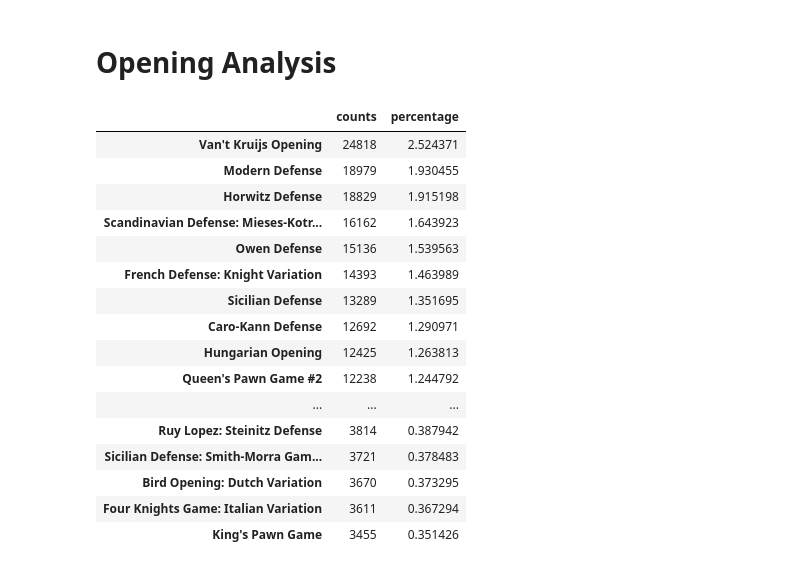
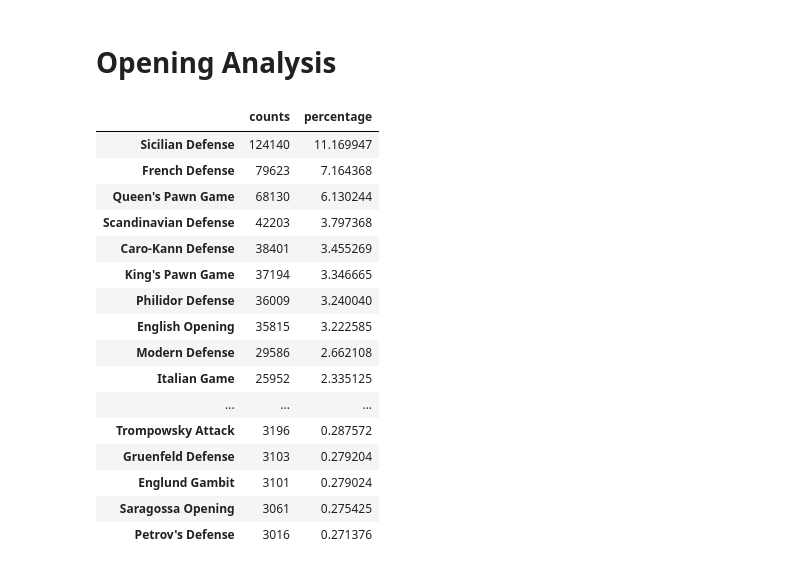
Before and after one commit to kdesai2018/DSL-final-project, a Jupyter notebook: jordan_analysis.ipynb, the cells around one changed output. Saved outputs shown, nothing was run; the diff lists cells and outputs as text; code cells hidden in the pictures.

```diff
--- a/jordan_analysis.ipynb
+++ b/jordan_analysis.ipynb
@@ -7,5 +8,7 @@ import matplotlib.pyplot as plt
 # Importing and Setuping Up Dataset
 # %%
 df = pd.read_csv('games.csv', low_memory=False)
+gg = pd.read_csv('good_games.csv', low_memory=False)
+df = df.append(gg)
 df.head()
 # %% [output]
@@ -107,30 +110,35 @@ array(['Rated Blitz game', 'Rated Classical game',
        'Rated Classical tournament '], dtype=object)
 # %% [markdown]
 # Opening Analysis
+# %%
+def opening_prune(op):
+    split = re.split('[:#,]', op)
+    return split[0].rstrip()
+df['Opening Short'] = df['Opening'].apply(opening_prune)
 # %%
-df['Opening'].value_counts(normalize=True)
-counts = df['Opening'].value_counts()
-percentage = df['Opening'].value_counts(normalize=True).mul(100)
+df['Opening Short'].value_counts(normalize=True)
+counts = df['Opening Short'].value_counts()
+percentage = df['Opening Short'].value_counts(normalize=True).mul(100)
 open_stats = pd.DataFrame({'counts': counts, 'percentage':percentage})
-open_stats.head(50)
+open_stats.head(60)
 # %% [output]
 |  | counts | percentage |
-| Van't Kruijs Opening | 24818 | 2.524371 |
-| Modern Defense | 18979 | 1.930455 |
-| Horwitz Defense | 18829 | 1.915198 |
-| Scandinavian Defense: Mieses-Kotr... | 16162 | 1.643923 |
-| Owen Defense | 15136 | 1.539563 |
-| French Defense: Knight Variation | 14393 | 1.463989 |
-| Sicilian Defense | 13289 | 1.351695 |
-| Caro-Kann Defense | 12692 | 1.290971 |
-| Hungarian Opening | 12425 | 1.263813 |
-| Queen's Pawn Game #2 | 12238 | 1.244792 |
+| Sicilian Defense | 124140 | 11.169947 |
+| French Defense | 79623 | 7.164368 |
+| Queen's Pawn Game | 68130 | 6.130244 |
+| Scandinavian Defense | 42203 | 3.797368 |
+| Caro-Kann Defense | 38401 | 3.455269 |
+| King's Pawn Game | 37194 | 3.346665 |
+| Philidor Defense | 36009 | 3.240040 |
+| English Opening | 35815 | 3.222585 |
+| Modern Defense | 29586 | 2.662108 |
+| Italian Game | 25952 | 2.335125 |
 | ... | ... | ... |
-| Ruy Lopez: Steinitz Defense | 3814 | 0.387942 |
-| Sicilian Defense: Smith-Morra Gam... | 3721 | 0.378483 |
-| Bird Opening: Dutch Variation | 3670 | 0.373295 |
-| Four Knights Game: Italian Variation | 3611 | 0.367294 |
-| King's Pawn Game | 3455 | 0.351426 |
+| Trompowsky Attack | 3196 | 0.287572 |
+| Gruenfeld Defense | 3103 | 0.279204 |
+| Englund Gambit | 3101 | 0.279024 |
+| Saragossa Opening | 3061 | 0.275425 |
+| Petrov's Defense | 3016 | 0.271376 |
 # %%
 for event in df['Event'].unique():
     df_event = df[df['Event'] == event]
```
Also changed, not shown: parts of 7 cells of this notebook.
